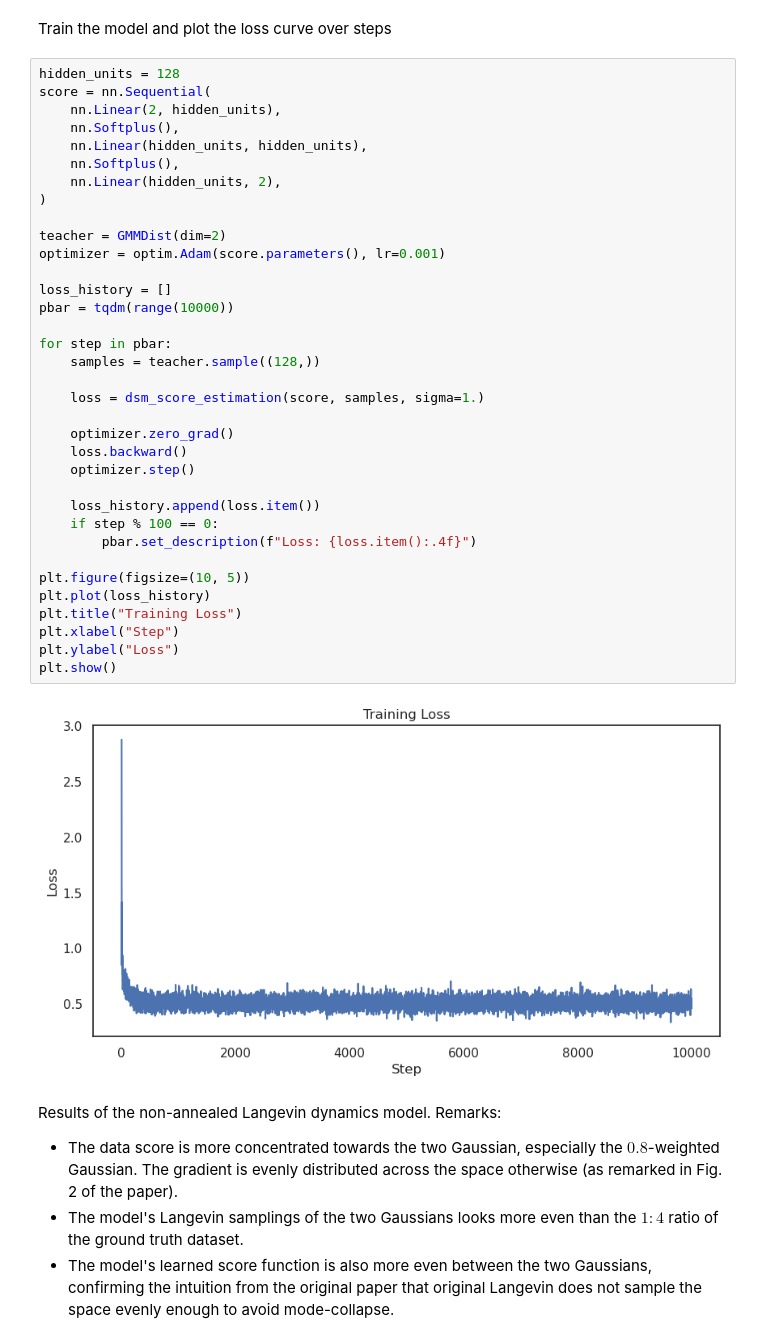
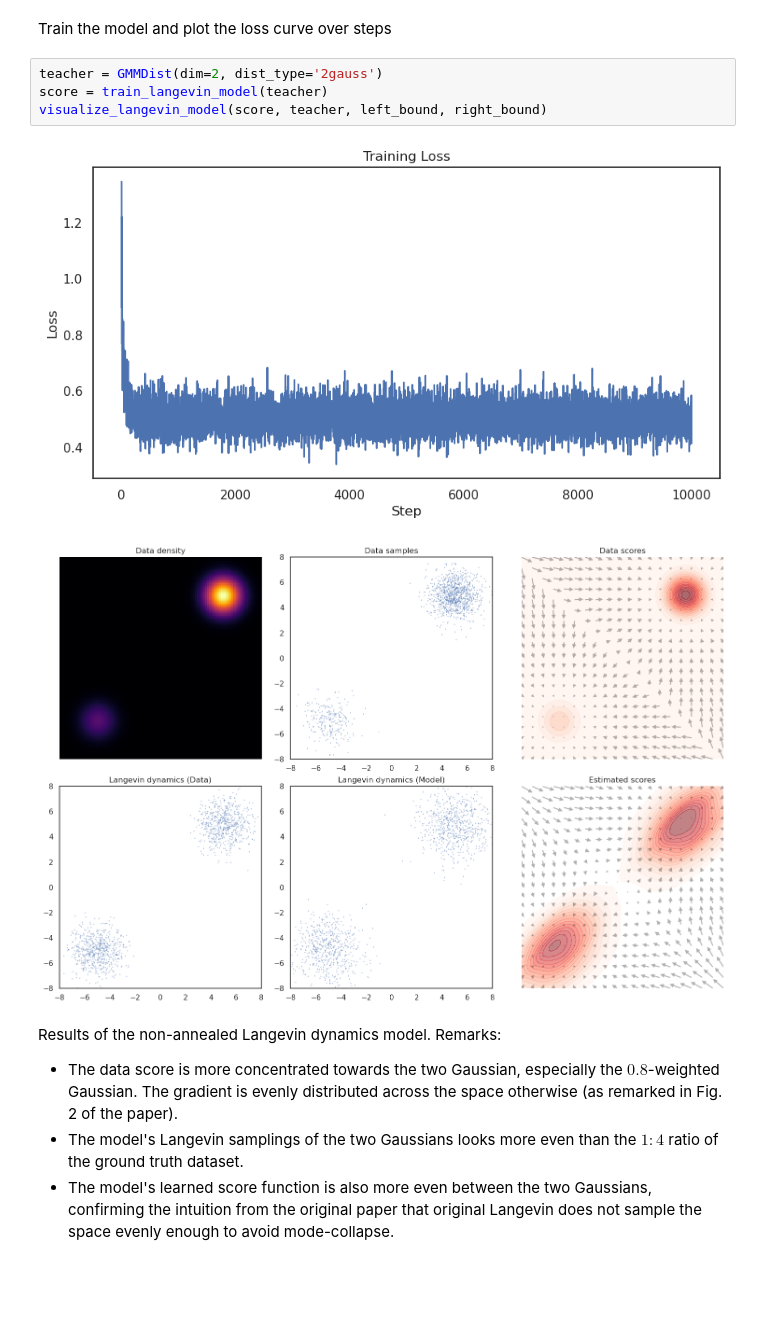
Before and after one commit to bachnguyenTE/ncsn-pres, a Jupyter notebook: two_gaussians_example.ipynb, the cells around one changed output. Cells and saved outputs as stored; diff of their text form; blank space fills up the shorter version.

Commit message:
Notebook: Added ring of Gaussians dataset, refactored the notebook for the new dataset, fixed GIF generation, updated descriptions

```diff
--- a/two_gaussians_example.ipynb
+++ b/two_gaussians_example.ipynb
@@ -280,42 +510,12 @@ class ConditionalScoreNet(nn.Module):
 # %% [markdown]
 Train the model and plot the loss curve over steps
 # %%
-hidden_units = 128
-score = nn.Sequential(
-    nn.Linear(2, hidden_units),
-    nn.Softplus(),
-    nn.Linear(hidden_units, hidden_units),
-    nn.Softplus(),
-    nn.Linear(hidden_units, 2),
-)
-
-teacher = GMMDist(dim=2)
-optimizer = optim.Adam(score.parameters(), lr=0.001)
-
-loss_history = []
-pbar = tqdm(range(10000))
-
-for step in pbar:
-    samples = teacher.sample((128,))
-
-    loss = dsm_score_estimation(score, samples, sigma=1.)
-
-    optimizer.zero_grad()
-    loss.backward()
-    optimizer.step()
-
-    loss_history.append(loss.item())
-    if step % 100 == 0:
-        pbar.set_description(f"Loss: {loss.item():.4f}")
-
-plt.figure(figsize=(10, 5))
-plt.plot(loss_history)
-plt.title("Training Loss")
-plt.xlabel("Step")
-plt.ylabel("Loss")
-plt.show()
+teacher = GMMDist(dim=2, dist_type='2gauss')
+score = train_langevin_model(teacher)
+visualize_langevin_model(score, teacher, left_bound, right_bound)
 # %% [output]
-[figure, old version]
+[figure, new version]
+[figure, added]
 # %% [markdown]
 Results of the non-annealed Langevin dynamics model. Remarks:
 * The data score is more concentrated towards the two Gaussian, especially the $0.8$-weighted Gaussian. The gradient is evenly distributed across the space otherwise (as remarked in Fig. 2 of the paper).
```
Also changed, not shown: parts of 25 cells of this notebook.
